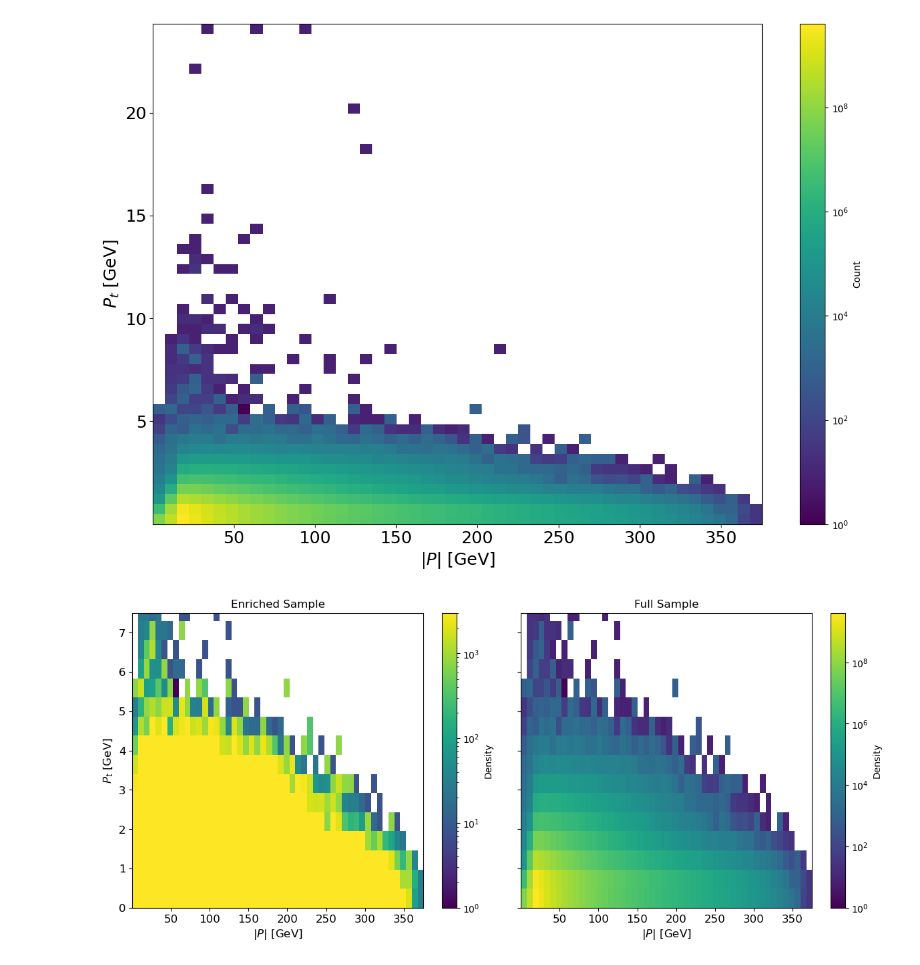
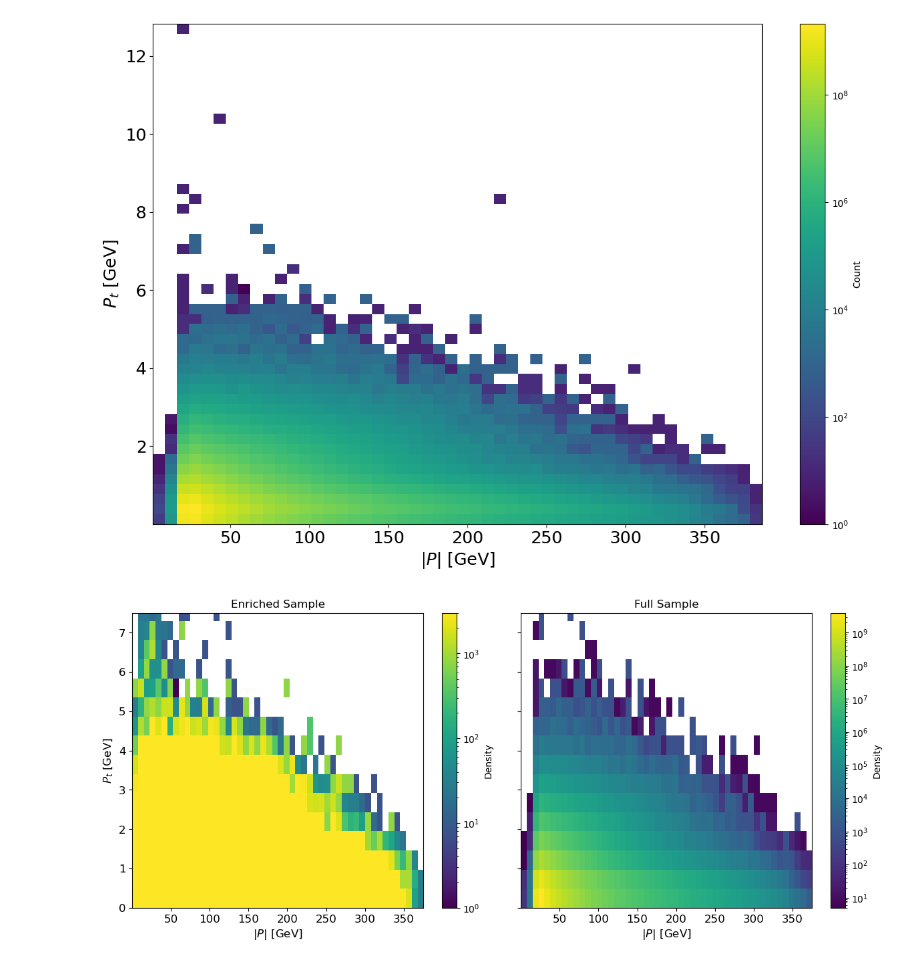
Before and after one commit to lfpc/MuonsAndMatter, a Jupyter notebook: plots/see_input.ipynb, the cells around one changed output. Saved outputs shown, nothing was run; the diff lists cells and outputs as text; code cells hidden in the pictures.

Commit message:
read data from pkl file

```diff
--- a/plots/see_input.ipynb
+++ b/plots/see_input.ipynb
@@ -70,7 +70,7 @@ def difference_hist1d(x1,x2,xlabel:str = '',density = True, bins = 'auto'):
     plt.tick_params(axis='both', which='major', labelsize=fontsize)  # Major ticks
     plt.tick_params(axis='both', which='minor', labelsize=fontsize)  # Minor ticks (if needed)
 # %%
-with h5py.File('../data/muons/full_sample_after_target.h5', 'r') as f:
+with h5py.File('../data/muons/full_sample.h5', 'r') as f:
     px = f['px'][:]
     py = f['py'][:]
     pz = f['pz'][:]
@@ -81,6 +81,19 @@ with h5py.File('../data/muons/full_sample_after_target.h5', 'r') as f:
     W = f['weight'][:]
 pt = np.sqrt(px**2+py**2)
 p = np.sqrt(px**2+py**2+pz**2)
+
+
+with h5py.File('../data/muons/full_sample_after_target.h5', 'r') as f:
+    px_after_target = f['px'][:]
+    py_after_target = f['py'][:]
+    pz_after_target = f['pz'][:]
+    x_after_target = f['x'][:]
+    y_after_target = f['y'][:]
+    z_after_target = f['z'][:]
+    pdg_after_target = f['pdg'][:]
+    W_after_target = f['weight'][:]
+pt_after_target = np.sqrt(px_after_target**2+py_after_target**2)
+p_after_target = np.sqrt(px_after_target**2+py_after_target**2+pz_after_target**2)
 # %%
 fig, axes = plt.subplots(1, 1, figsize=(12, 8), sharey=True, sharex=True)
 fig.tight_layout()
@@ -95,13 +108,13 @@ cbar1 = fig.colorbar(im1, ax=axes, label='Count')
 axes.tick_params(axis='both', which='major', labelsize=fontsize)
 axes.tick_params(axis='both', which='minor', labelsize=fontsize)
 # %% [output]
-[figure, old version]
+[figure, new version]
 # %%
-hist2d((p,pt),(p,pt), W=W, W_fs=W)
+hist2d((p_after_target,pt_after_target),(p,pt), W=W_after_target, W_fs=W)
 plt.ylim(0,7.5)
 plt.show()
 # %% [output]
-[figure, old version]
+[figure, new version]
 # %%
 plt.hist(z, bins=200, density=True)
 plt.title('z distribution')
```
Also changed, not shown: parts of 7 cells of this notebook, 5 other files.
